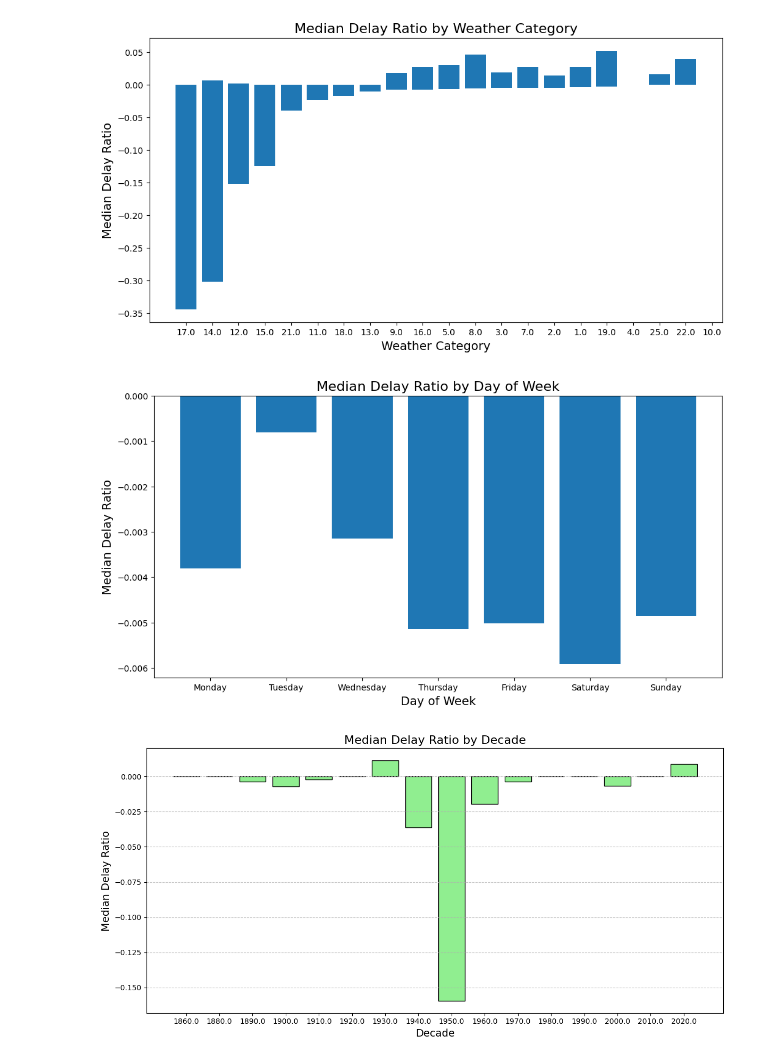
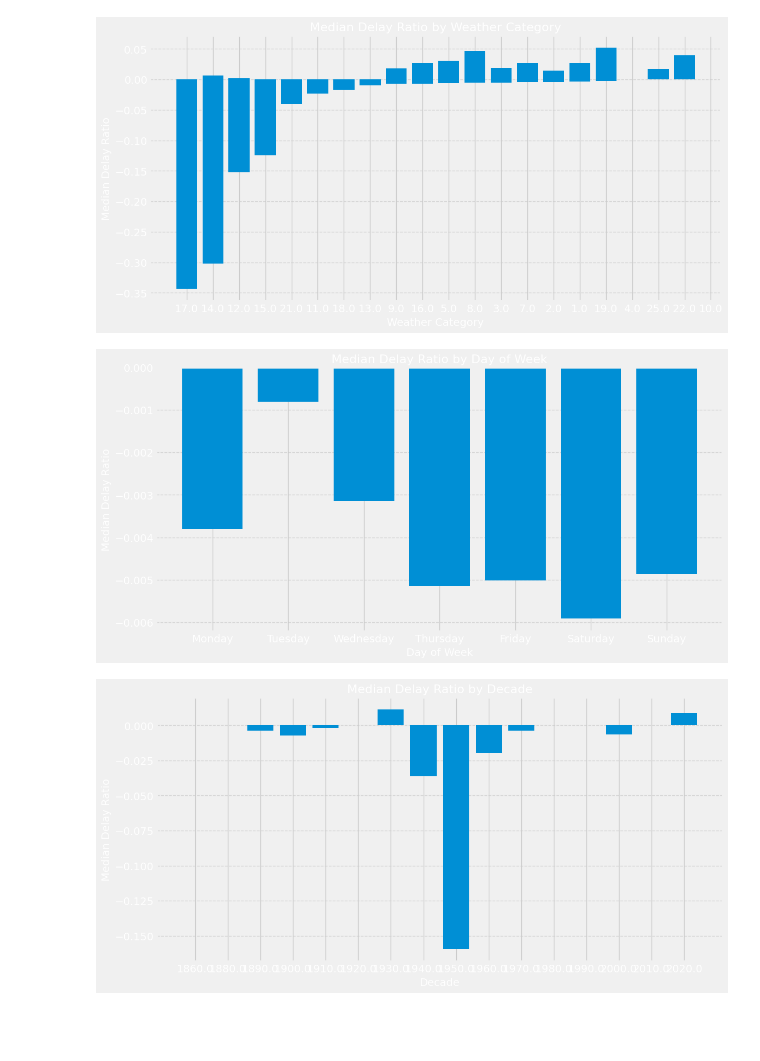
Before and after one commit to ADenver13/COMP_3125_Group_Project_G5, a Jupyter notebook: analysis.ipynb, the cells around one changed output. Cells and saved outputs as stored; diff of their text form; code cells hidden in the pictures; blank space fills up the shorter version.

```diff
--- a/analysis.ipynb
+++ b/analysis.ipynb
@@ -3,6 +3,8 @@ import pandas as pd
 import matplotlib.pyplot as plt
 
 df = pd.read_csv("master_table_output.csv")
+
+plt.style.use('fivethirtyeight')
 # %%
 # Ensure the columns have proper data types
 df['Total Trip Time (hrs)'] = pd.to_numeric(df['Total Trip Time (hrs)'], errors='coerce')
@@ -34,22 +58,23 @@ plt.show()
 # %%
 
 # Group data by Weather Category and calculate median delay ratio
 weather_stats = df.groupby('Weather Category')['Delay Ratio'].median().reset_index()
 
 weather_stats['Weather Category'] = weather_stats['Weather Category'].astype(str)
 
 # Sort data by median delay ratio for cleaner view
 weather_stats = weather_stats.sort_values(by='Delay Ratio')
 
 # Bar
 plt.figure(figsize=(12, 6))
 plt.bar(weather_stats['Weather Category'], weather_stats['Delay Ratio'])
 plt.title('Median Delay Ratio by Weather Category', fontsize=16)
 plt.xlabel('Weather Category', fontsize=14)
 plt.ylabel('Median Delay Ratio', fontsize=14)
+plt.grid(axis='y', linestyle='--', alpha=0.7)
 plt.show()
 # %% [output]
-[figure, old version]
+[figure, new version]
 # %%
 # Convert 'Date' to datetime
 df['Date'] = pd.to_datetime(df['Date'])
@@ -65,15 +90,17 @@ day_order = ['Monday', 'Tuesday', 'Wednesday', 'Thursday', 'Friday', 'Saturday',
 day_stats['Day of Week'] = pd.Categorical(day_stats['Day of Week'], categories=day_order, ordered=True)
 day_stats = day_stats.sort_values(by='Day of Week')
 
+
 # Bar
 plt.figure(figsize=(12, 6))
 plt.bar(day_stats['Day of Week'], day_stats['Delay Ratio'])
 plt.title('Median Delay Ratio by Day of Week', fontsize=16)
 plt.xlabel('Day of Week', fontsize=14)
 plt.ylabel('Median Delay Ratio', fontsize=14)
+plt.grid(axis='y', linestyle='--', alpha=0.7)
 plt.show()
 # %% [output]
-[figure, old version]
+[figure, new version]
 # %%
 # Convert 'Date Opened (Arrival)' to datetime
 df['Date Opened (Arrival)'] = pd.to_datetime(df['Date Opened (Arrival)'], errors='coerce')
@@ -95,10 +122,12 @@ day_stats = pd.merge(day_stats, sample_counts, on='Decade')
 plt.figure(figsize=(12, 6))
 bars = plt.bar(day_stats['Decade'].astype(str), day_stats['Delay Ratio'])
 
+plt.grid(axis='y', linestyle='--', alpha=0.7)
+
 plt.title('Median Delay Ratio by Decade', fontsize=16)
 plt.xlabel('Decade', fontsize=14)
 plt.ylabel('Median Delay Ratio', fontsize=14)
 plt.show()
 # %% [output]
-[figure, old version]
+[figure, new version]
 # %%
```
Also changed, not shown: parts of 3 cells of this notebook, 3 other files.
